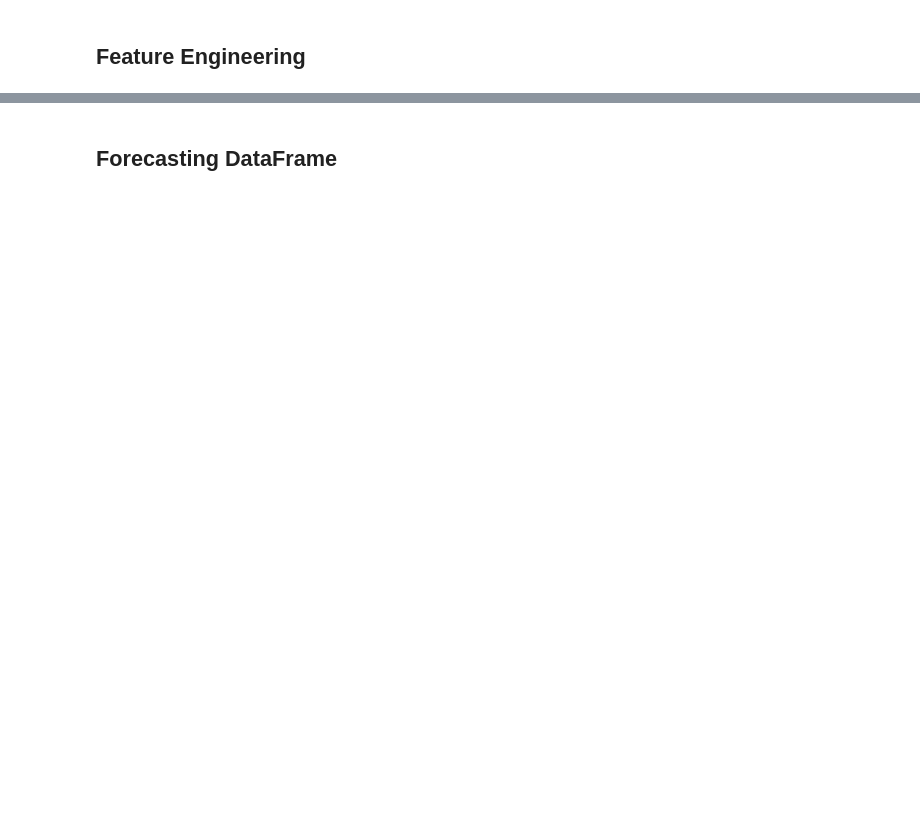
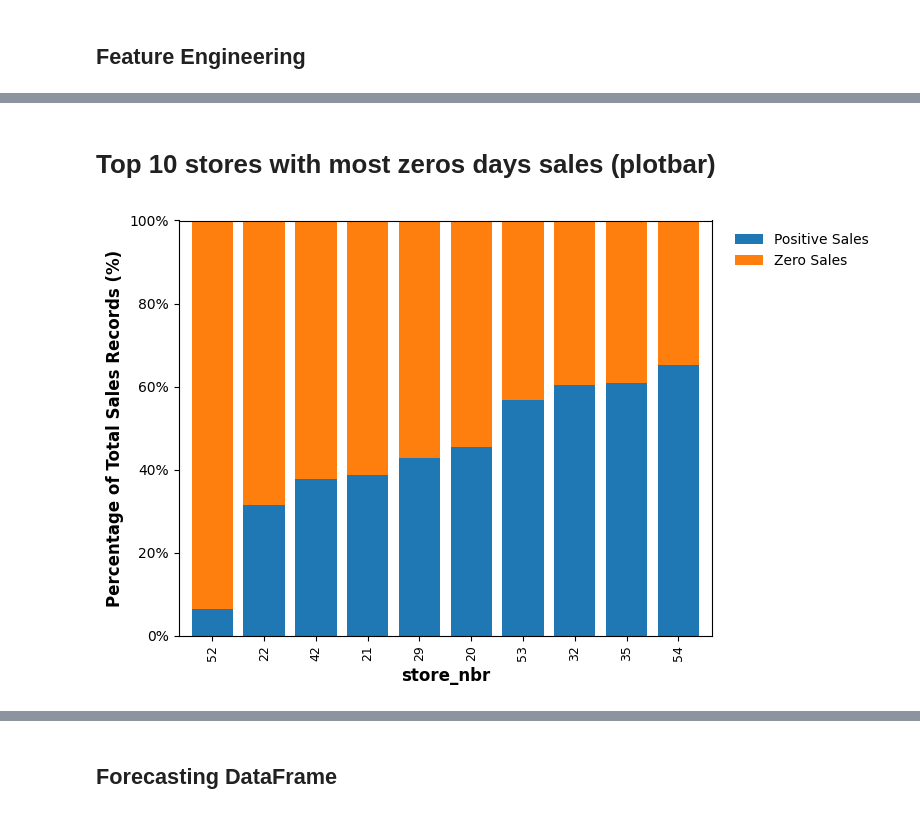
Before and after one commit to on1link/nixtla-store-sales-forecasting, a Jupyter notebook: notebooks/store_forecasting.ipynb, the cells around one changed output, grey strips where cells are left out. Drawn from its saved outputs; the diff is of its cells as text; code cells hidden in the pictures; blank space fills up the shorter version.

```diff
--- a/notebooks/store_forecasting.ipynb
+++ b/notebooks/store_forecasting.ipynb
@@ -118,0 +287,34 @@ print(f"Date range: {train['date'].min()} - {train['date'].max()}")
+# %% [markdown]
+# Top 10 stores with most zeros days sales (plotbar)
+# %%
+
+plot_data = (
+    zero_sales_store_distribution.groupby(['store_nbr', 'sales_status'])
+    .size()
+    .unstack(fill_value=0)
+    .sort_values(by='Zero Sales', ascending=False)[:10]
+)
+
+# Convert counts to proportions/percentages per store row
+plot_data_pct = plot_data.div(plot_data.sum(axis=1), axis=0) * 100
+
+# 2. Plot as a 100% stacked bar chart
+ax = plot_data_pct.plot.bar(
+    stacked=True,
+    figsize=(8, 5),
+    width=0.8,
+    edgecolor='none'
+)
+
+# 3. Format y-axis as percentage
+ax.yaxis.set_major_formatter(plt.FuncFormatter(lambda y, _: f"{y:.0f}%"))
+plt.ylim(0, 100)
+
+# 4. Styling
+plt.ylabel("Percentage of Total Sales Records (%)", fontsize=12, weight='bold')
+plt.xlabel("store_nbr", fontsize=12, weight='bold')
+plt.xticks(rotation=90, fontsize=9)
+plt.legend(title="", frameon=False, bbox_to_anchor=(1.02, 1), loc="upper left")
+plt.tight_layout()
+# %% [output]
+[figure, added]
```
Also changed, not shown: parts of 56 cells of this notebook, 2 other files.
